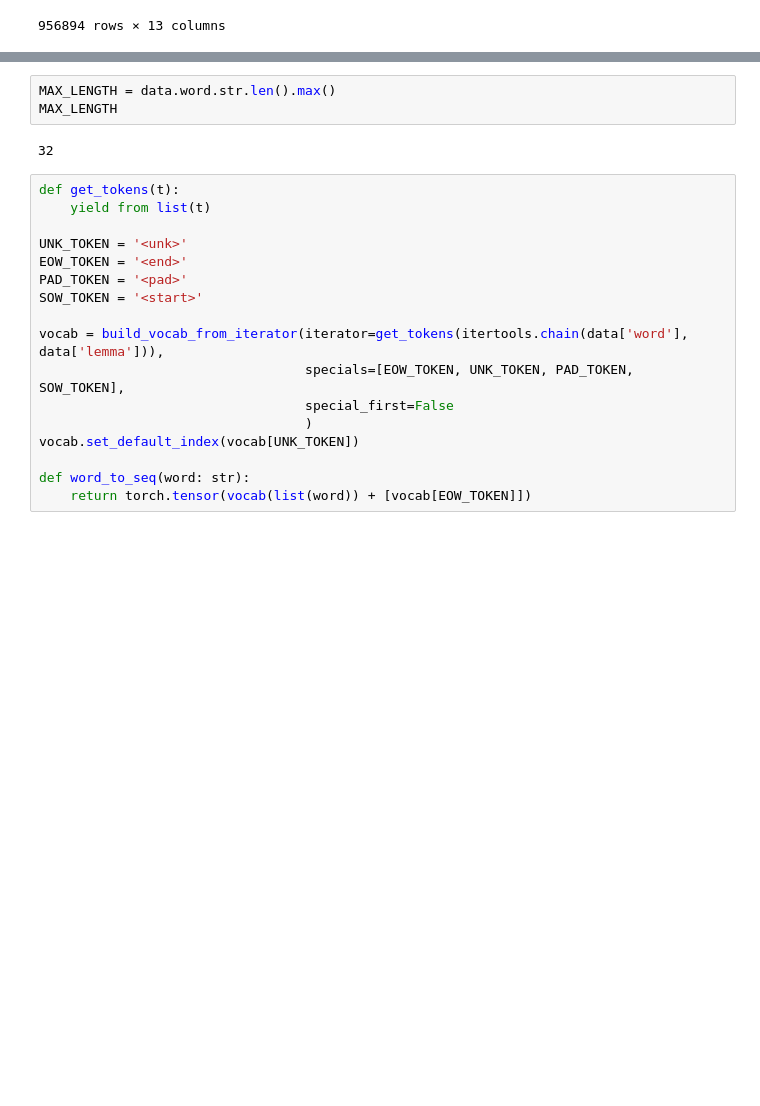
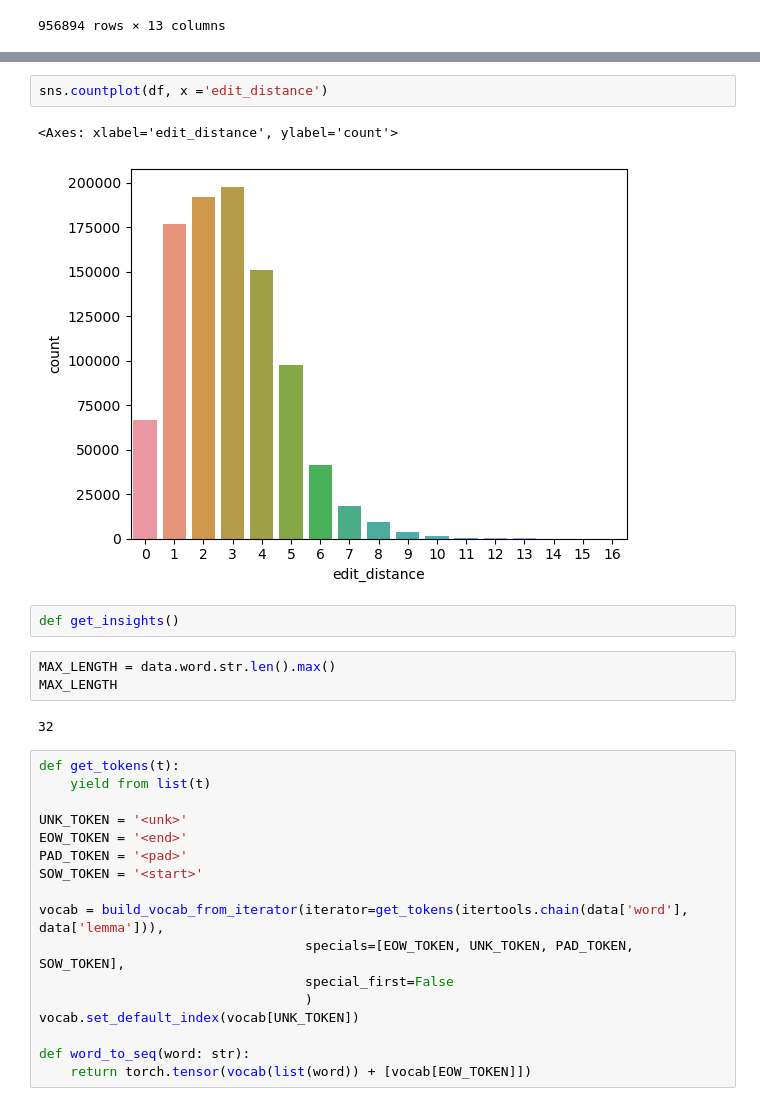
Before and after one commit to Nargizi/GNC_Exlporation, a Jupyter notebook: Base_Model.ipynb, the cells around one changed output, grey strips where cells are left out. Cells and saved outputs as stored; diff of their text form; blank space fills up the shorter version.

```diff
--- a/Base_Model.ipynb
+++ b/Base_Model.ipynb
@@ -38,3 +66,10 @@ data
+# %%
+sns.countplot(df, x ='edit_distance')
+# %% [output]
+<Axes: xlabel='edit_distance', ylabel='count'>
+[figure, added]
+# %%
+def get_insights()
 # %%
 MAX_LENGTH = data.word.str.len().max()
 MAX_LENGTH
```
Also changed, not shown: parts of 23 cells of this notebook.
